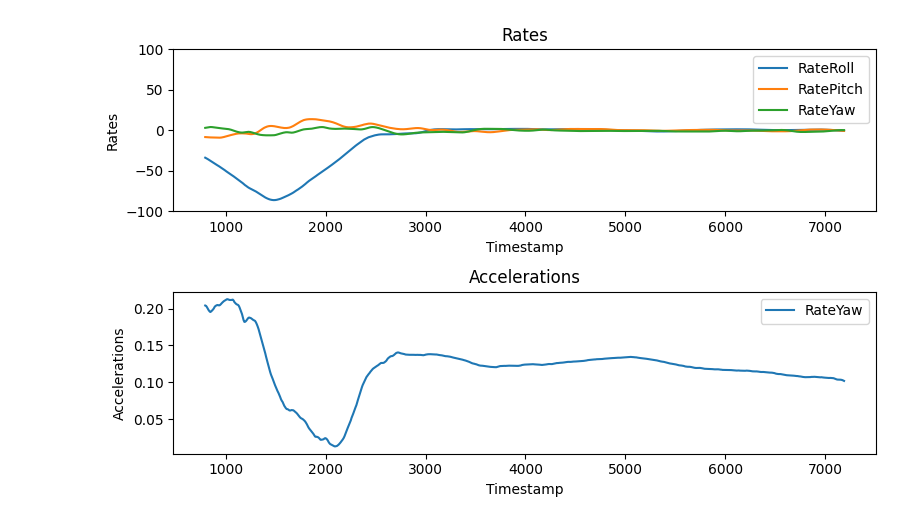
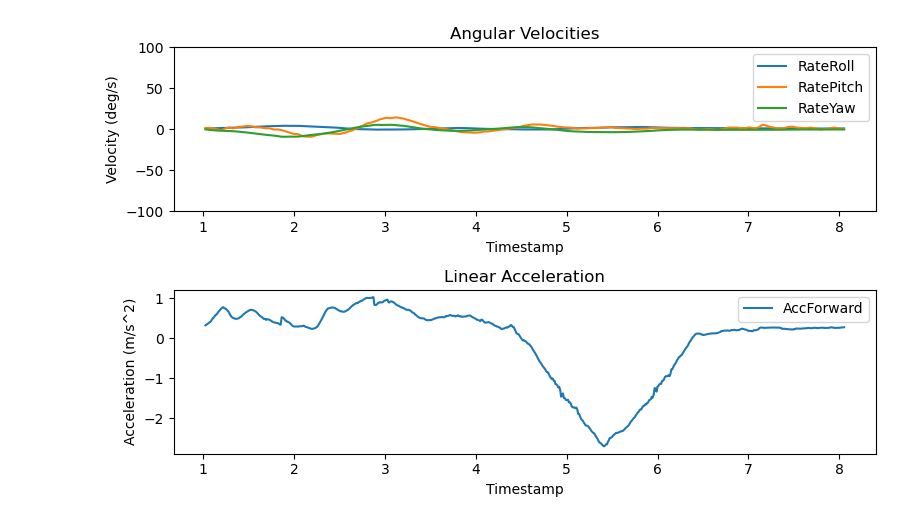
Before and after one commit to yambati03/bike-buddy, a Jupyter notebook: visualize.ipynb, the cells around one changed output. Saved outputs shown, nothing was run; the diff lists cells and outputs as text; code cells hidden in the pictures.

```diff
--- a/visualize.ipynb
+++ b/visualize.ipynb
@@ -5,51 +4,46 @@ import math
 import numpy as np
 # %%
 def plot_stuff(df):
-    fig, axs = plt.subplots(2, 1, figsize=(8, 5))
+    _, axs = plt.subplots(2, 1, figsize=(8, 5))
 
     # Plotting rates
-    for i, column in enumerate(['RateRoll', 'RatePitch', 'RateYaw']):
+    for _, column in enumerate(['RateRoll', 'RatePitch', 'RateYaw']):
         axs[0].plot(df['Timestamp'], df[column], label=column)
-    axs[0].set_title('Rates')
+
+    axs[0].set_title('Angular Velocities')
     axs[0].set_xlabel('Timestamp')
-    axs[0].set_ylabel('Rates')
+    axs[0].set_ylabel('Velocity (deg/s)')
     axs[0].set_ylim(-100, 100)
     axs[0].legend()
 
     # Plotting accelerations
-    #for i, column in enumerate(['AccX', 'AccY', 'AccZ', 'AccForward']):
-    axs[1].plot(df['Timestamp'], df["AccForward"], label=column)
-    axs[1].set_title('Accelerations')
+    for _, column in enumerate(['AccForward']):
+        axs[1].plot(df['Timestamp'], df[column], label=column)
+
+    axs[1].set_title('Linear Acceleration')
     axs[1].set_xlabel('Timestamp')
-    axs[1].set_ylabel('Accelerations')
-    # axs[1].set_ylim(-8, 8)
+    axs[1].set_ylabel('Acceleration (m/s^2)')
     axs[1].legend()
 
     plt.tight_layout()
     plt.show()
 # %%
-df = pd.read_csv('data-right-turn-bike.csv', names=['Timestamp', 'RateRoll', 'RatePitch', 'RateYaw', 'AccX', 'AccY', 'AccZ'], header=None)
+data_filepath = 'data-fast-brake.csv'
+columns = ['Timestamp', 'RateRoll', 'RatePitch', 'RateYaw', 'AccX', 'AccY', 'AccZ']
+
+df = pd.read_csv(data_filepath, names=columns, header=None)
 df['Timestamp'] -= df['Timestamp'][0]
 
+# Smooth out all columns
+for column in columns[1:]:
+    df[column] = df[column].rolling(window=100).mean()
+df = df.dropna()
 
-# smooth out all columns
-for column in ['RateRoll', 'RatePitch', 'RateYaw', 'AccX', 'AccY', 'AccZ']:
-    df[column] = df[column].rolling(window=100).mean()
-
-
-
-degree = 54
-
-df['AccY'] = (df['AccY'] + 9.81 * np.sin( degree * np.pi / 180))
-df['AccZ'] = (df['AccZ'] + 9.81 * np.cos( degree * np.pi / 180))
-df['AccForward'] = df['AccY'] * np.cos( degree * np.pi / 180) - df['AccZ'] * np.sin( degree * np.pi / 180)
-
-
-
-
+pitch = 54 # degrees
+# df['AccY'] = (df['AccY'] + 9.81 * np.sin(pitch * np.pi / 180))
+# df['AccZ'] = (df['AccZ'] + 9.81 * np.cos(pitch * np.pi / 180))
+df['AccForward'] = df['AccY'] * np.cos(pitch * np.pi / 180) - df['AccZ'] * np.sin(pitch * np.pi / 180)
 
 plot_stuff(df)
-
-# plot_stuff(df)
 # %% [output]
-[figure, old version]
+[figure, new version]
```
Also changed, not shown: parts of 1 cell of this notebook, 1 other file.
